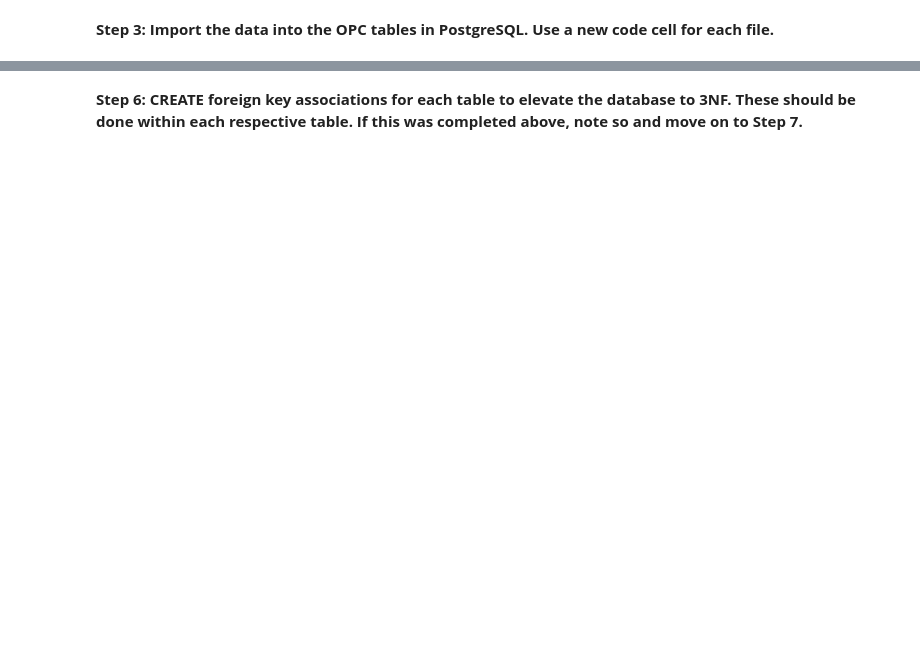
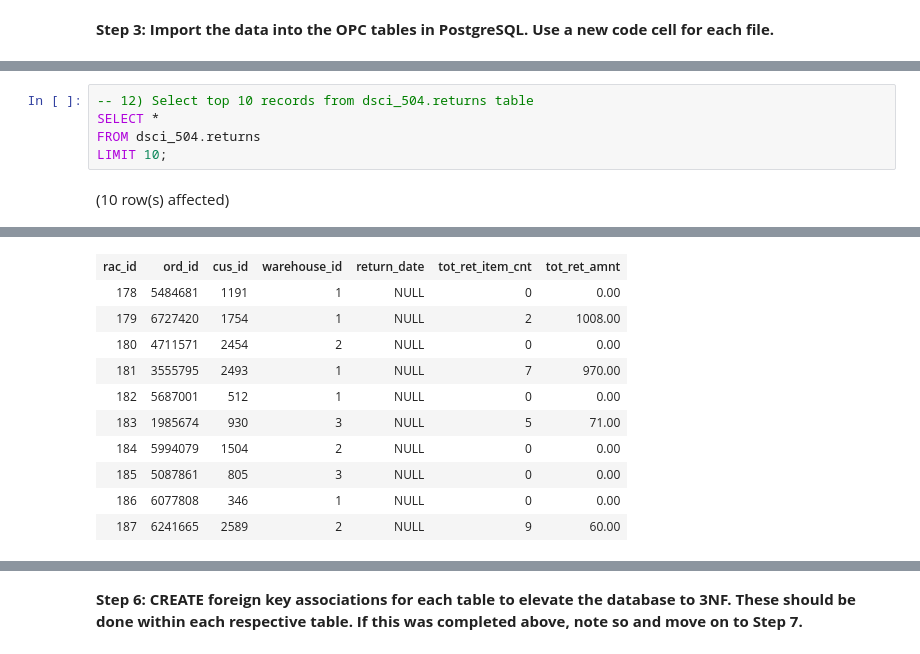
Before and after one commit to shkungulio/Maryville, a Jupyter notebook: DSCI-504/Assignment/Week2/DSCI504_Wk2_Assignment.ipynb, the cells around one changed output, grey strips where cells are left out. Cells and saved outputs as stored; diff of their text form; blank space fills up the shorter version.

```diff
--- a/DSCI-504/Assignment/Week2/DSCI504_Wk2_Assignment.ipynb
+++ b/DSCI-504/Assignment/Week2/DSCI504_Wk2_Assignment.ipynb
@@ -362,0 +588,7 @@ SELECT * FROM dsci_504.customers LIMIT 10;
+# %%
+-- 12) Select top 10 records from dsci_504.returns table
+SELECT *
+FROM dsci_504.returns
+LIMIT 10;
+# %% [output]
+(10 row(s) affected)
@@ -362,0 +596,11 @@ SELECT * FROM dsci_504.customers LIMIT 10;
+| rac_id | ord_id | cus_id | warehouse_id | return_date | tot_ret_item_cnt | tot_ret_amnt |
+| 178 | 5484681 | 1191 | 1 | NULL | 0 | 0.00 |
+| 179 | 6727420 | 1754 | 1 | NULL | 2 | 1008.00 |
+| 180 | 4711571 | 2454 | 2 | NULL | 0 | 0.00 |
+| 181 | 3555795 | 2493 | 1 | NULL | 7 | 970.00 |
+| 182 | 5687001 | 512 | 1 | NULL | 0 | 0.00 |
+| 183 | 1985674 | 930 | 3 | NULL | 5 | 71.00 |
+| 184 | 5994079 | 1504 | 2 | NULL | 0 | 0.00 |
+| 185 | 5087861 | 805 | 3 | NULL | 0 | 0.00 |
+| 186 | 6077808 | 346 | 1 | NULL | 0 | 0.00 |
+| 187 | 6241665 | 2589 | 2 | NULL | 9 | 60.00 |
```
Also changed, not shown: parts of 74 cells of this notebook, 7 other files.
